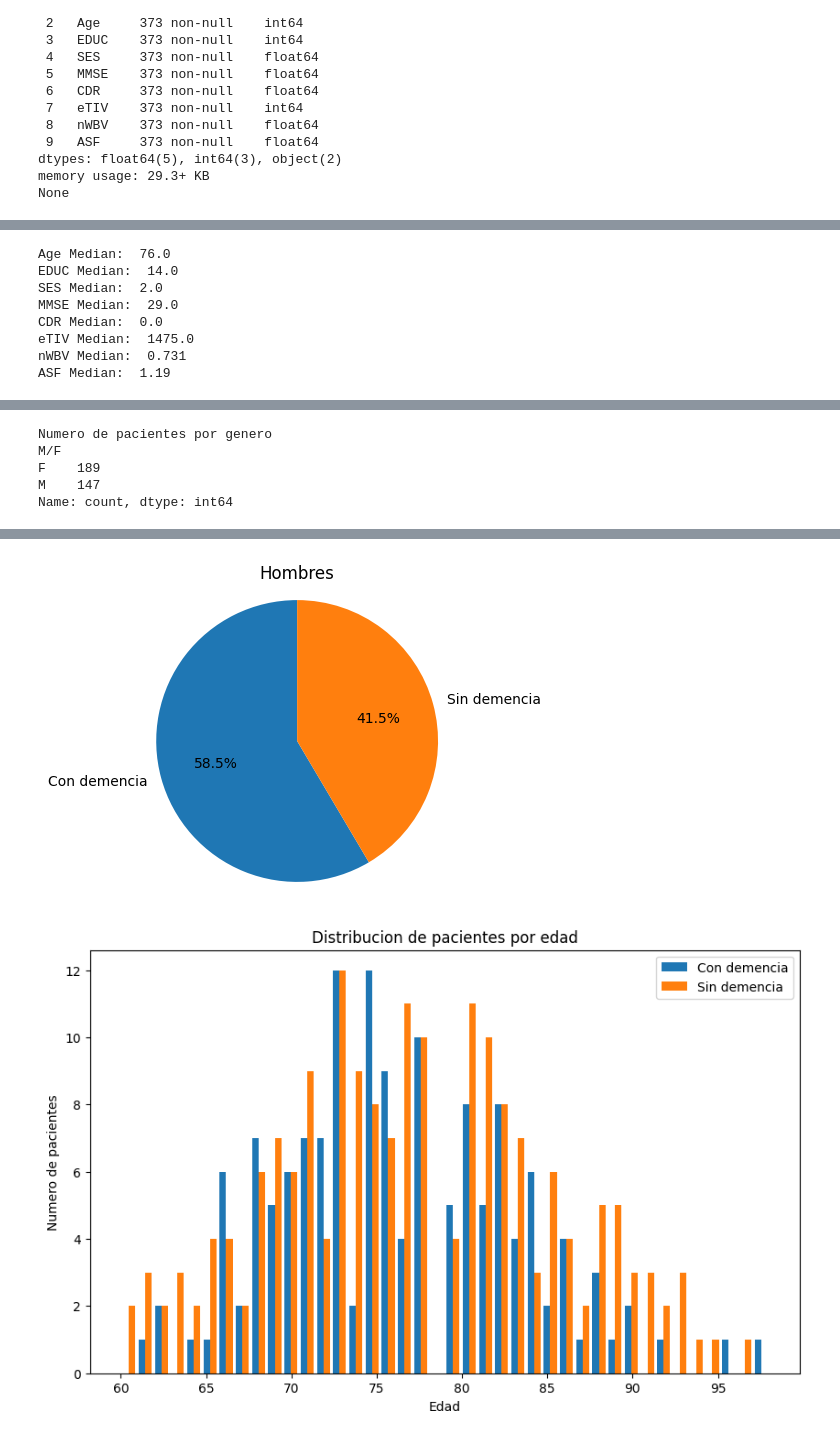
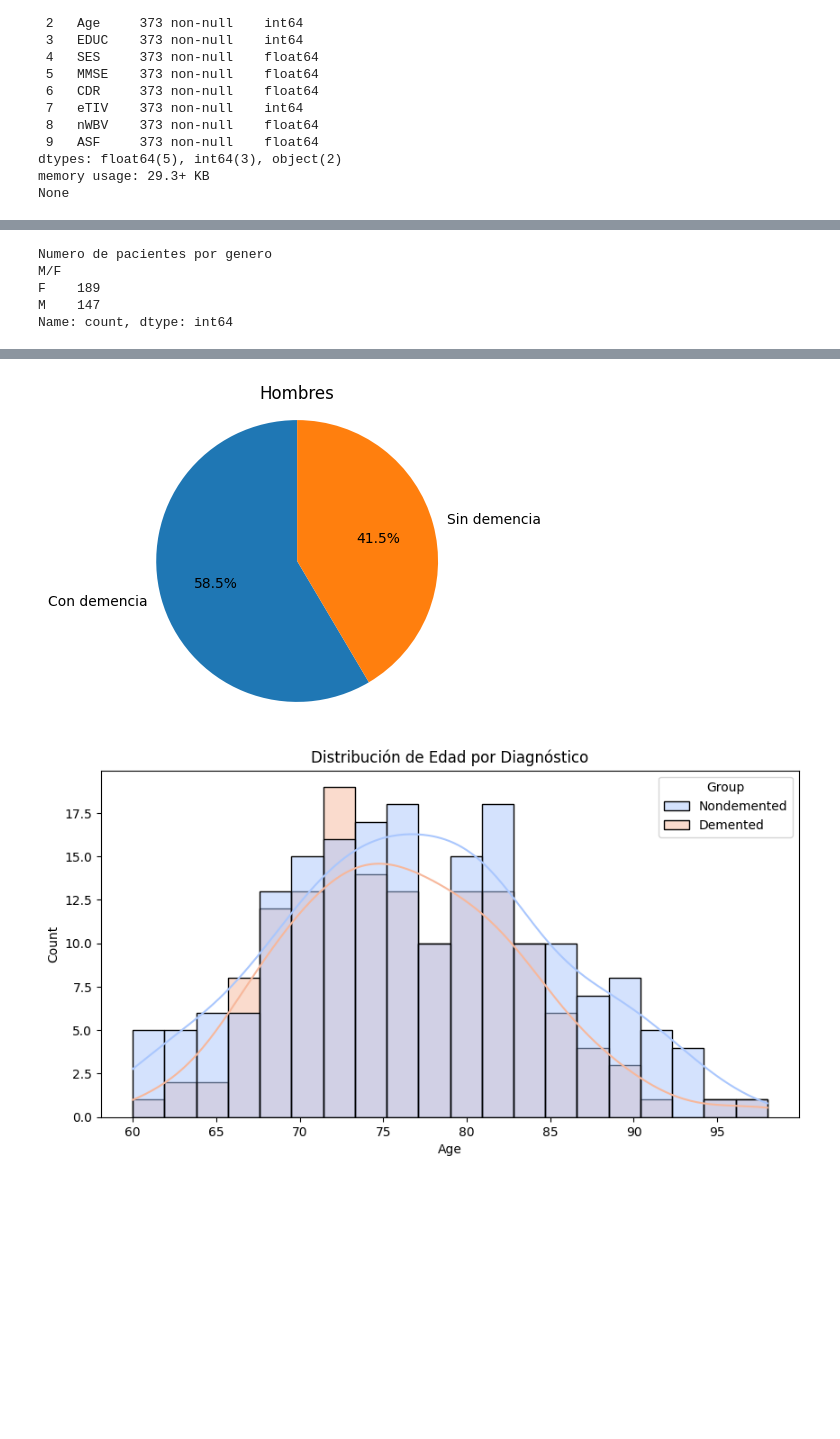
Before and after one commit to valllllll2000/data-mining-alzheimer, a Jupyter notebook: DataMiningAlzheimer.ipynb, the cells around one changed output, grey strips where cells are left out. Cells and saved outputs as stored; diff of their text form; code cells hidden in the pictures; blank space fills up the shorter version.

```diff
--- a/DataMiningAlzheimer.ipynb
+++ b/DataMiningAlzheimer.ipynb
@@ -215,17 +231,6 @@ memory usage: 29.4+ KB
 None
 # %%
-import matplotlib.pyplot as plt
 # Exploracion, graficos...
-# Calculo medianas
-print('Age Median: ', df['Age'].median())
-print('EDUC Median: ', df['EDUC'].median())
-print('SES Median: ', df['SES'].median())
-print('MMSE Median: ', df['MMSE'].median())
-print('CDR Median: ', df['CDR'].median())
-print('eTIV Median: ', df['eTIV'].median())
-print('nWBV Median: ', df['nWBV'].median())
-print('ASF Median: ', df['ASF'].median())
-print("\n")
 
 def create_pie_chart(group_counts, labels, title):
     """
@@ -300,56 +305,43 @@ create_pie_chart(group_counts_men,['Con demencia', 'Sin demencia'], 'Hombres')
 demented_data = df[df['Group'] != 'Nondemented']['Age']
 non_demented_data = df[df['Group'] == 'Nondemented']['Age']
 
-# Crear histograma
-plt.figure(figsize=(10, 6))
-plt.hist([demented_data, non_demented_data], bins=40, label=['Con demencia', 'Sin demencia'])
-plt.title('Distribucion de pacientes por edad')
-plt.xlabel('Edad')
-plt.ylabel('Numero de pacientes')
-plt.legend()
+# Distribución de edad por grupo
+plt.figure(figsize=(10, 5))
+sns.histplot(df, x="Age", hue="Group", kde=True, bins=20, palette="coolwarm")
+plt.title("Distribución de Edad por Diagnóstico")
 plt.show()
 print('\n')
 
 plt.figure(figsize=(8, 6))
 plt.hist(df['EDUC'], bins=20)
 plt.title('Distributcion por nivel de educacion')
 plt.xlabel('Años de estudios')
 plt.ylabel('Numero pacientes')
 plt.show()
 print('\n')
 
 women_education = df[df['M/F'] == 'F']['EDUC']
 men_education = df[df['M/F'] == 'M']['EDUC']
 plt.figure(figsize=(8, 6))
 # Como hay más mujeres que hombres en el conjunto de datos adaptamos los datos usando la densidad
 # se está comparando la proporción de hombres y mujeres en cada nivel de estudios, en lugar del número absoluto
 plt.hist([women_education, men_education], bins=20, density=True, label=['Mujeres', 'Hombres'])
 plt.legend()
 plt.title('Años de estudios por Genero')
 plt.xlabel('Nivel de estudios')
-plt.ylabel('Densidad')
+plt.ylabel('Numero de pacientes')
 plt.show()
 print('\n')
-
-# Outliers
 # %% [output]
-Age Median:  76.0
-EDUC Median:  14.0
-SES Median:  2.0
-MMSE Median:  29.0
-CDR Median:  0.0
-eTIV Median:  1475.0
-nWBV Median:  0.731
-ASF Median:  1.19
 [figure]
 [figure]
 [figure]
-Numero de pacientes por genero
-M/F
-F    189
-M    147
-Name: count, dtype: int64
+Numero de pacientes por genero
+M/F
+F    189
+M    147
+Name: count, dtype: int64
 [figure]
 [figure]
-[figure, old version]
+[figure, new version]
 [figure]
```
Also changed, not shown: parts of 19 cells of this notebook.
